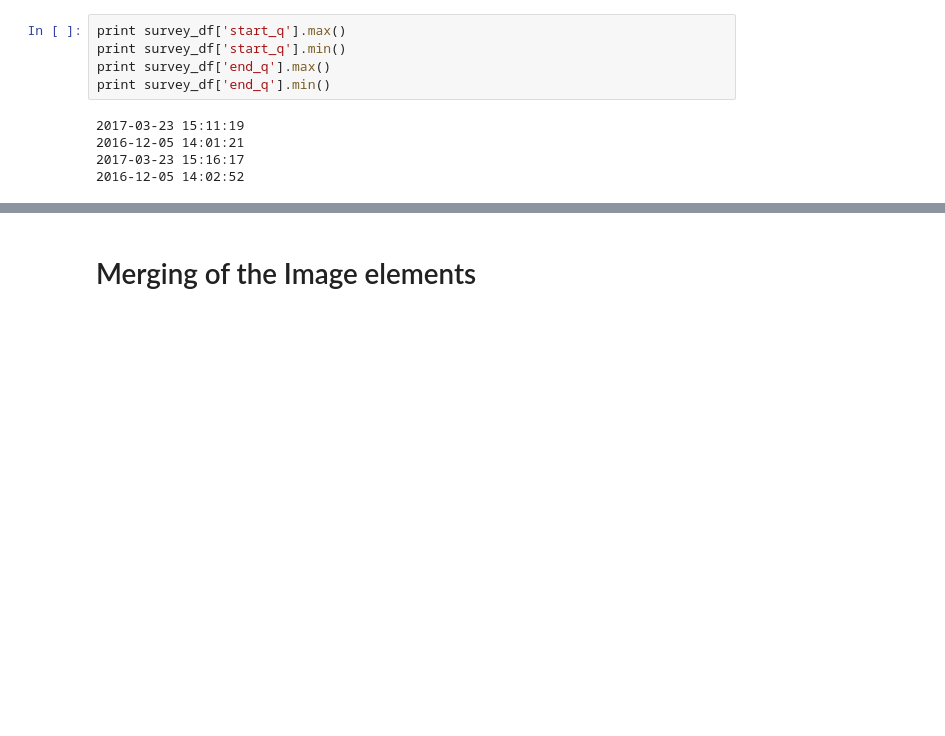
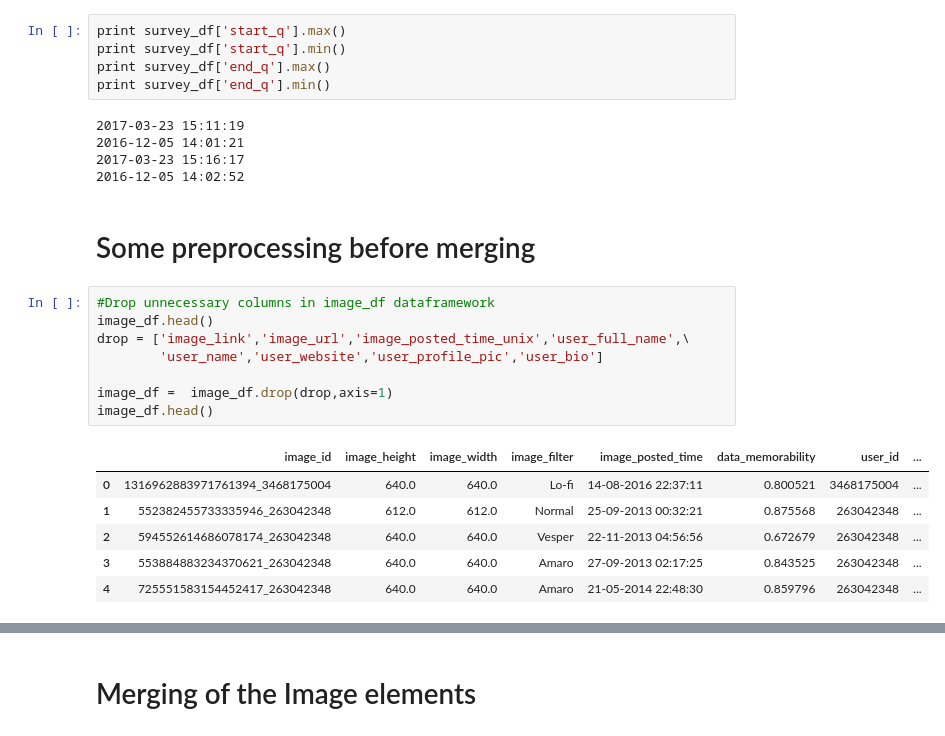
Before and after one commit to taxipapak/Marketing_Case, a Jupyter notebook: Marketing_Deployment.ipynb, the cells around one changed output, grey strips where cells are left out. Saved outputs shown, nothing was run; the diff lists cells and outputs as text; blank space fills up the shorter version.

```diff
--- a/Marketing_Deployment.ipynb
+++ b/Marketing_Deployment.ipynb
@@ -114,3 +94,20 @@ print survey_df['end_q'].min()
 2016-12-05 14:01:21
 2017-03-23 15:16:17
 2016-12-05 14:02:52
+# %% [markdown]
+# Some preprocessing before merging
+# %%
+#Drop unnecessary columns in image_df dataframework
+image_df.head()
+drop = ['image_link','image_url','image_posted_time_unix','user_full_name',\
+        'user_name','user_website','user_profile_pic','user_bio']
+
+image_df =  image_df.drop(drop,axis=1)
+image_df.head()
+# %% [output]
+|  | image_id | image_height | image_width | image_filter | image_posted_time | data_memorability | user_id | ... |
+| 0 | 1316962883971761394_3468175004 | 640.0 | 640.0 | Lo-fi | 14-08-2016 22:37:11 | 0.800521 | 3468175004 | ... |
+| 1 | 552382455733335946_263042348 | 612.0 | 612.0 | Normal | 25-09-2013 00:32:21 | 0.875568 | 263042348 | ... |
+| 2 | 594552614686078174_263042348 | 640.0 | 640.0 | Vesper | 22-11-2013 04:56:56 | 0.672679 | 263042348 | ... |
+| 3 | 553884883234370621_263042348 | 640.0 | 640.0 | Amaro | 27-09-2013 02:17:25 | 0.843525 | 263042348 | ... |
+| 4 | 725551583154452417_263042348 | 640.0 | 640.0 | Amaro | 21-05-2014 22:48:30 | 0.859796 | 263042348 | ... |
```
Also changed, not shown: parts of 20 cells of this notebook.
